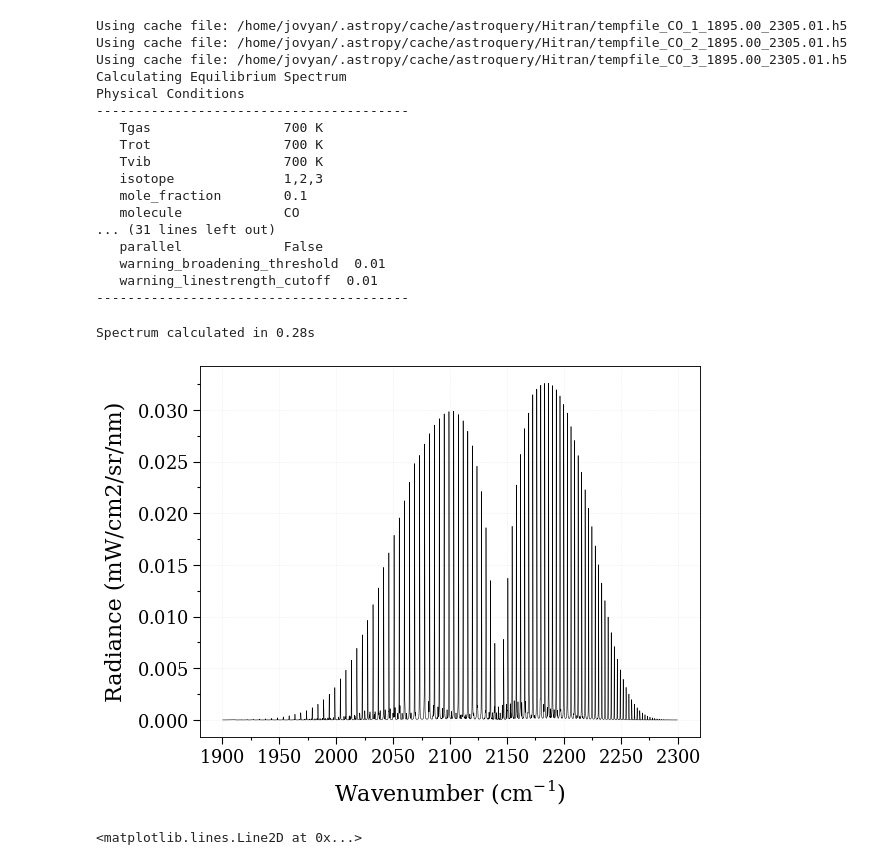
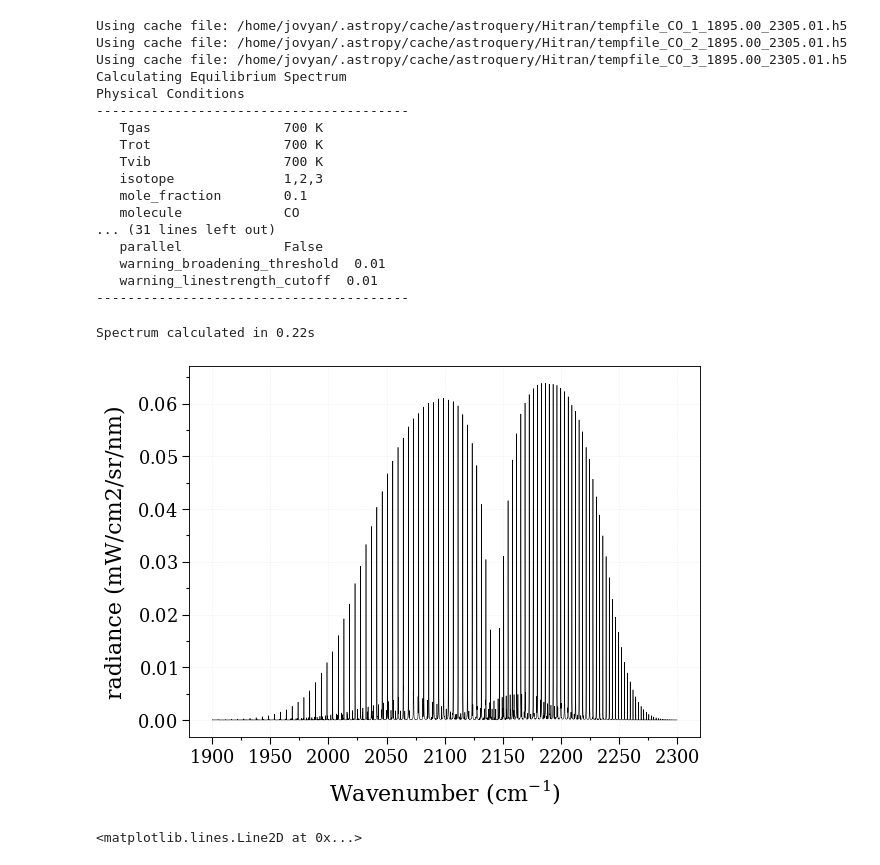
Before and after one commit to radis/radis-lab, a Jupyter notebook: welcome.ipynb, the cells around one changed output. Saved outputs shown, nothing was run; the diff lists cells and outputs as text; code cells hidden in the pictures.

```diff
--- a/welcome.ipynb
+++ b/welcome.ipynb
@@ -37,38 +36,37 @@ JupyterLab can be improved with extensions. Open the `Extension Manager` on the
 
 This is a notebook. Run the cell below with the ▶️ button in the toolbar.
 # %%
-# Setup plots : use `%matplotlib widget` for interactive plots (zoom, etc.) but graphs will not appear on download.
+# Setup plots : use `%matplotlib widget` for interactive plots (zoom, etc.) but graphs will not appear on File>Export Notebook.
 %matplotlib inline
 
 from radis import calc_spectrum
 s = calc_spectrum(1900, 2300,         # cm-1
                   molecule='CO',
                   isotope='1,2,3',
                   pressure=1.01325,   # bar
                   Tgas=700,           # K
                   mole_fraction=0.1,
                   path_length=1,      # cm
                   )
-s.apply_slit(0.5, 'nm')       # simulate an experimental slit
-s.plot('radiance')
+s.plot()    # plot the radiance by default
 # %% [output]
 Using cache file: /home/jovyan/.astropy/cache/astroquery/Hitran/tempfile_CO_1_1895.00_2305.01.h5
 Using cache file: /home/jovyan/.astropy/cache/astroquery/Hitran/tempfile_CO_2_1895.00_2305.01.h5
 Using cache file: /home/jovyan/.astropy/cache/astroquery/Hitran/tempfile_CO_3_1895.00_2305.01.h5
 Calculating Equilibrium Spectrum
 Physical Conditions
 ----------------------------------------
    Tgas                 700 K
    Trot                 700 K
    Tvib                 700 K
    isotope              1,2,3
    mole_fraction        0.1
    molecule             CO
 ... (31 lines left out)
    parallel             False
    warning_broadening_threshold  0.01
    warning_linestrength_cutoff  0.01
 ----------------------------------------
-Spectrum calculated in 0.28s
+Spectrum calculated in 0.22s
-[figure, old version]
+[figure, new version]
 <matplotlib.lines.Line2D at 0x...>
```
Also changed, not shown: parts of 12 cells of this notebook.
